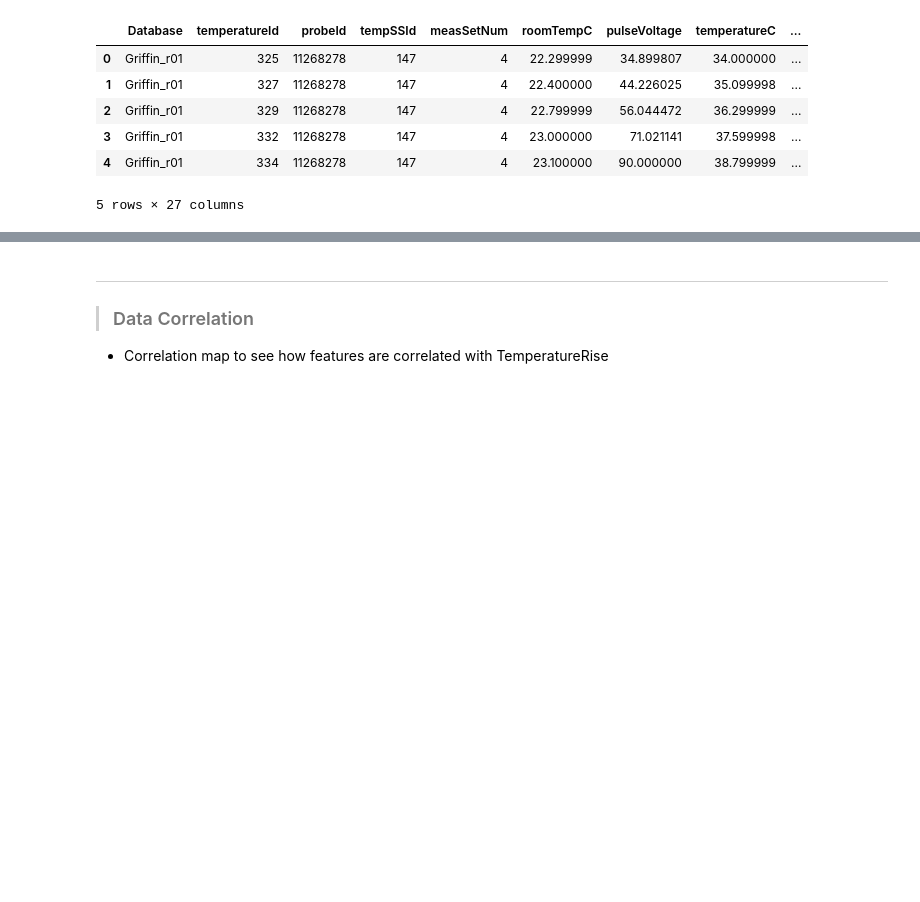
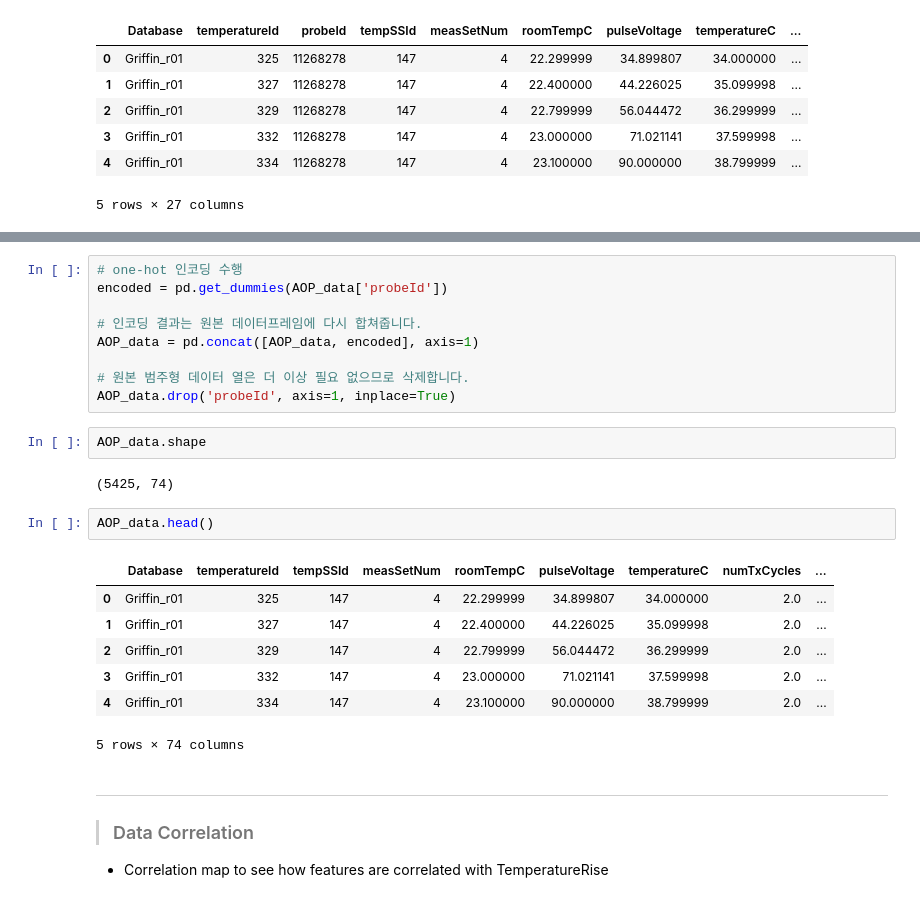
Before and after one commit to Hot-KimChi/Temperature_Modeling_Check, a Jupyter notebook: Temperature measurement_by measSet.ipynb, the cells around one changed output, grey strips where cells are left out. Cells and saved outputs as stored; diff of their text form; blank space fills up the shorter version.

Commit message:
to add probeId for model improvement

```diff
--- a/Temperature measurement_by measSet.ipynb
+++ b/Temperature measurement_by measSet.ipynb
@@ -876,3 +913,26 @@ AOP_data.head()
+# %%
+# one-hot 인코딩 수행
+encoded = pd.get_dummies(AOP_data['probeId'])
+
+# 인코딩 결과는 원본 데이터프레임에 다시 합쳐줍니다.
+AOP_data = pd.concat([AOP_data, encoded], axis=1)
+
+# 원본 범주형 데이터 열은 더 이상 필요 없으므로 삭제합니다.
+AOP_data.drop('probeId', axis=1, inplace=True)
+# %%
+AOP_data.shape
+# %% [output]
+(5425, 74)
+# %%
+AOP_data.head()
+# %% [output]
+|  | Database | temperatureId | tempSSId | measSetNum | roomTempC | pulseVoltage | temperatureC | numTxCycles | ... |
+| 0 | Griffin_r01 | 325 | 147 | 4 | 22.299999 | 34.899807 | 34.000000 | 2.0 | ... |
+| 1 | Griffin_r01 | 327 | 147 | 4 | 22.400000 | 44.226025 | 35.099998 | 2.0 | ... |
+| 2 | Griffin_r01 | 329 | 147 | 4 | 22.799999 | 56.044472 | 36.299999 | 2.0 | ... |
+| 3 | Griffin_r01 | 332 | 147 | 4 | 23.000000 | 71.021141 | 37.599998 | 2.0 | ... |
+| 4 | Griffin_r01 | 334 | 147 | 4 | 23.100000 | 90.000000 | 38.799999 | 2.0 | ... |
+5 rows × 74 columns
 # %% [markdown]
 ---
 >### Data Correlation
```
Also changed, not shown: parts of 34 cells of this notebook.
